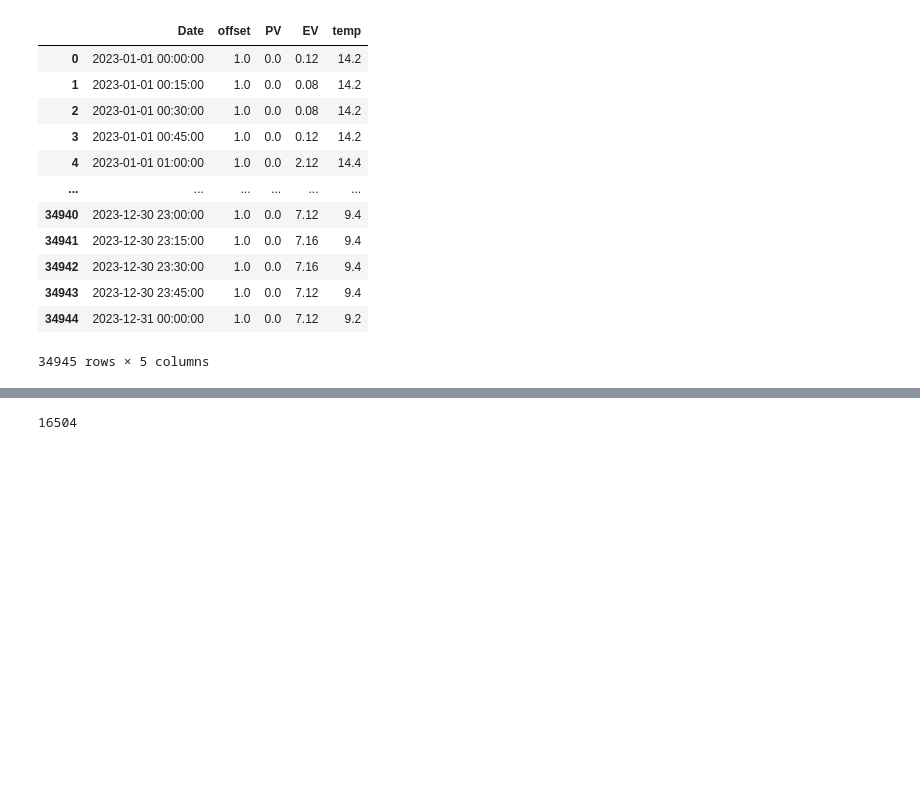
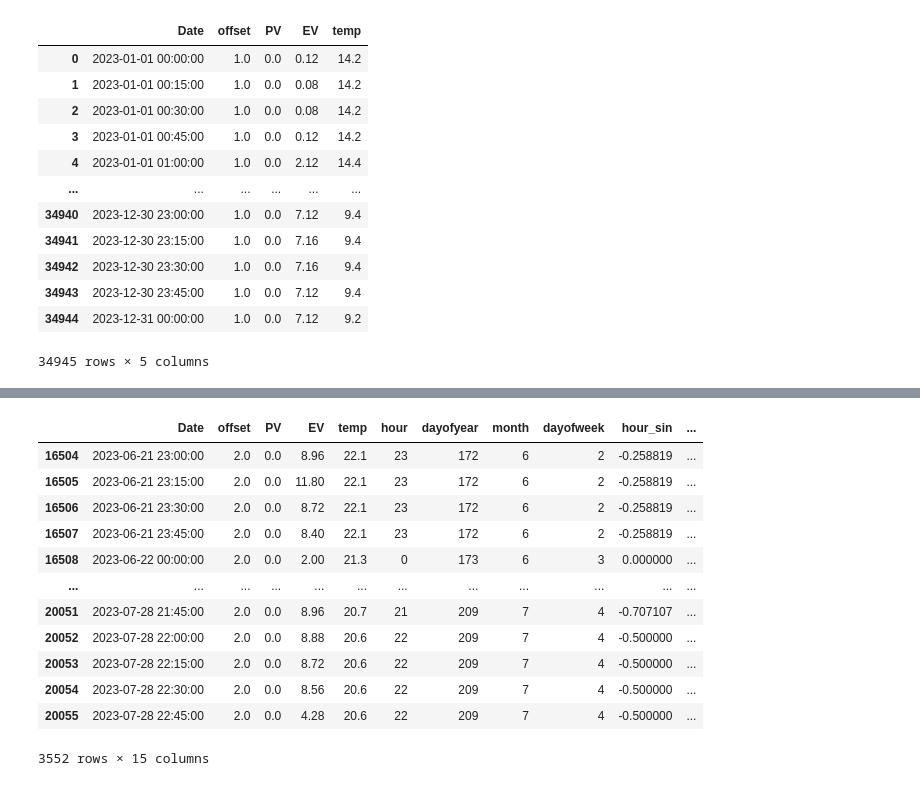
Before and after one commit to SpongeStark/Pre-PhD, a Jupyter notebook: demo/train_naive_PV_2023_15.ipynb, the cells around one changed output, grey strips where cells are left out. Drawn from its saved outputs; the diff is of its cells as text; code cells hidden in the pictures; blank space fills up the shorter version.

Commit message:
average test lim

```diff
--- a/demo/train_naive_PV_2023_15.ipynb
+++ b/demo/train_naive_PV_2023_15.ipynb
@@ -273,4 +274,16 @@ ax.legend()
 # %%
-len(df_train)
+df_test
 # %% [output]
+|  | Date | offset | PV | EV | temp | hour | dayofyear | month | dayofweek | hour_sin | ... |
+| 16504 | 2023-06-21 23:00:00 | 2.0 | 0.0 | 8.96 | 22.1 | 23 | 172 | 6 | 2 | -0.258819 | ... |
+| 16505 | 2023-06-21 23:15:00 | 2.0 | 0.0 | 11.80 | 22.1 | 23 | 172 | 6 | 2 | -0.258819 | ... |
+| 16506 | 2023-06-21 23:30:00 | 2.0 | 0.0 | 8.72 | 22.1 | 23 | 172 | 6 | 2 | -0.258819 | ... |
+| 16507 | 2023-06-21 23:45:00 | 2.0 | 0.0 | 8.40 | 22.1 | 23 | 172 | 6 | 2 | -0.258819 | ... |
+| 16508 | 2023-06-22 00:00:00 | 2.0 | 0.0 | 2.00 | 21.3 | 0 | 173 | 6 | 3 | 0.000000 | ... |
+| ... | ... | ... | ... | ... | ... | ... | ... | ... | ... | ... | ... |
+| 20051 | 2023-07-28 21:45:00 | 2.0 | 0.0 | 8.96 | 20.7 | 21 | 209 | 7 | 4 | -0.707107 | ... |
+| 20052 | 2023-07-28 22:00:00 | 2.0 | 0.0 | 8.88 | 20.6 | 22 | 209 | 7 | 4 | -0.500000 | ... |
+| 20053 | 2023-07-28 22:15:00 | 2.0 | 0.0 | 8.72 | 20.6 | 22 | 209 | 7 | 4 | -0.500000 | ... |
+| 20054 | 2023-07-28 22:30:00 | 2.0 | 0.0 | 8.56 | 20.6 | 22 | 209 | 7 | 4 | -0.500000 | ... |
+| 20055 | 2023-07-28 22:45:00 | 2.0 | 0.0 | 4.28 | 20.6 | 22 | 209 | 7 | 4 | -0.500000 | ... |
-16504
+3552 rows × 15 columns
```
Also changed, not shown: parts of 6 cells of this notebook, 3 other files.
